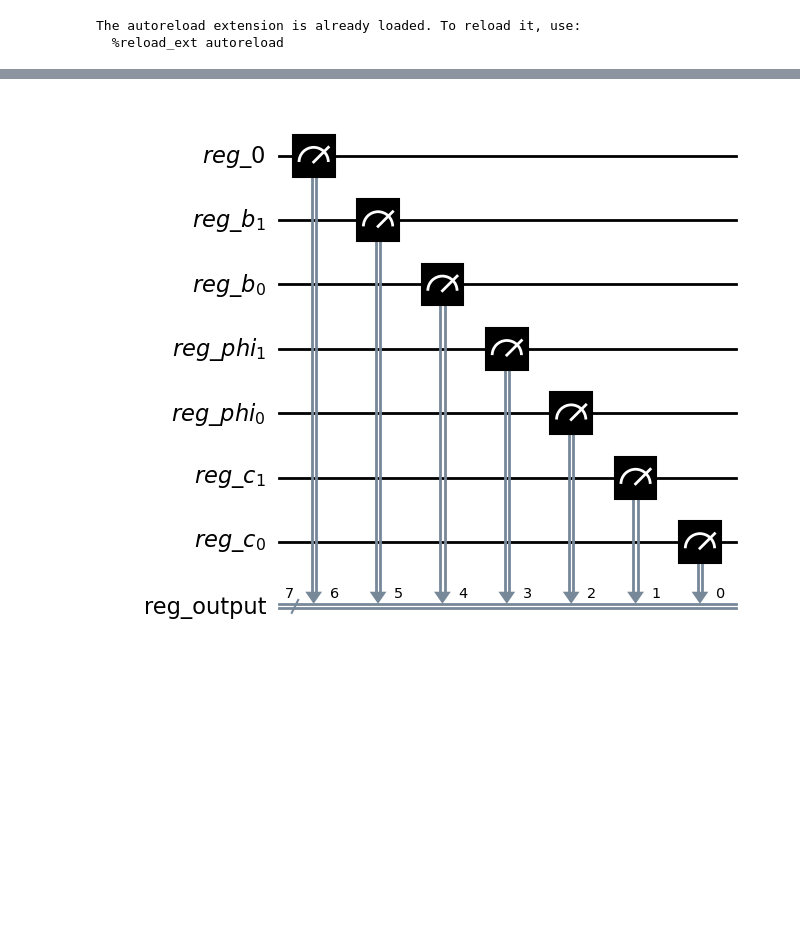
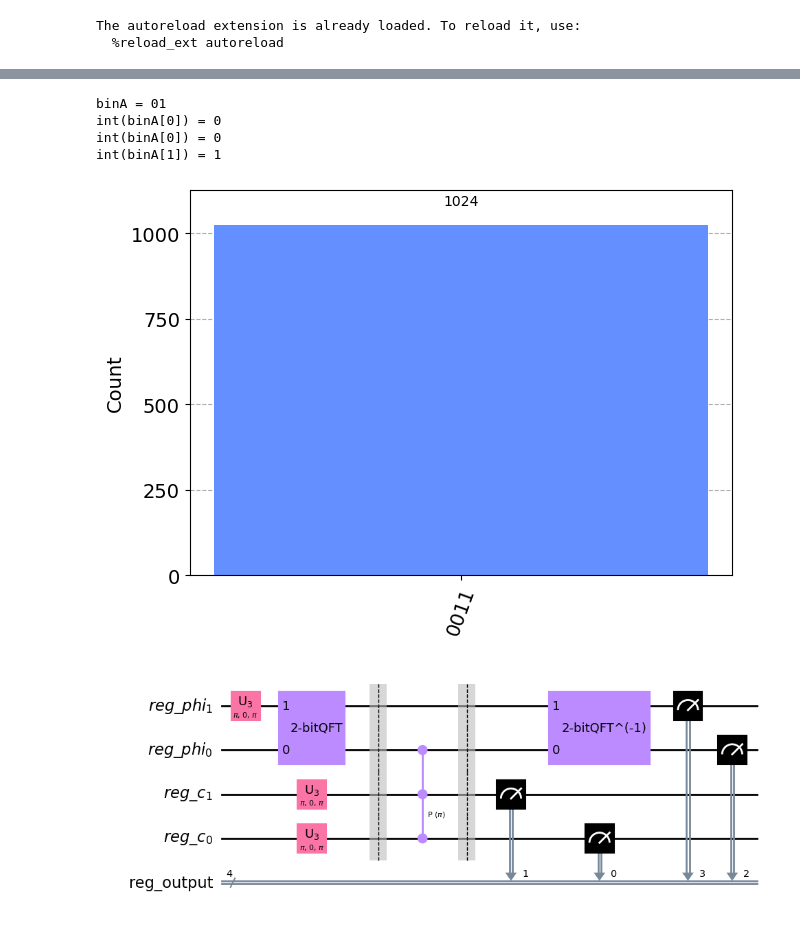
Before and after one commit to JuliuszSyrewicz/quantumFactorization, a Jupyter notebook: fourierSpaceShor.ipynb, the cells around one changed output, grey strips where cells are left out. Saved outputs shown, nothing was run; the diff lists cells and outputs as text; code cells hidden in the pictures; blank space fills up the shorter version.

Commit message:
Experimenting with classical control for the Fourier space adder

```diff
--- a/fourierSpaceShor.ipynb
+++ b/fourierSpaceShor.ipynb
@@ -65,21 +65,41 @@ operations: {'u3': 5, 'barrier': 5, 'measure': 4, 'mcphase': 3, '2-bitQFT': 1, '
 # %%
 # fourier space modular addition
 reverse_bool  =False
 n = 2
-no_qubits = 2 * n + 3
+no_qubits = n + 2
 
 delta = 4
 
+A = 1
+
 reg_control = QuantumRegister(2, name="reg_c")
-reg_b = QuantumRegister(n, name="reg_b")
 reg_phi = QuantumRegister(n, name="reg_phi")
-reg_0 = QuantumRegister(1, name="reg_0")
 cr = ClassicalRegister(no_qubits, name="reg_output")
 
-qc = QuantumCircuit(reg_control, reg_phi, reg_b, reg_0, cr)
+qc = QuantumCircuit(reg_control, reg_phi, cr)
+
+qc.x(reg_phi[i] for i in [1])
+qc.x(reg_control[i] for i in range(control_width))
+
+
+qc.append(nbitClassCtrlFourierAdder(n, A, reg_control, reg_phi, delta), reg_control[0:2] + reg_phi[0:n])
+
 qc.measure(range(no_qubits), range(no_qubits))
 
-decomposed = qc.decompose(reps=3)
+simulator = Aer.get_backend('qasm_simulator')
+job_sim = simulator.run(qk.transpile(qc, simulator), shots=2**10)
+result_sim = job_sim.result()
+counts = result_sim.get_counts(qc)
+
+hist = plot_histogram(counts)
+display(hist)
+
+decomposed = qc.decompose(reps=1)
 decomposed.draw(reverse_bits=True, output="mpl", style="bw", fold=-1, justify='right', filename="circuits/{}-bitFourierSpaceModAdder.png".format(n, "Reversed" if reverse_bool == True else ""))
 # %% [output]
+binA = 01
+int(binA[0]) = 0
+int(binA[0]) = 0
+int(binA[1]) = 1
-[figure, old version]
+[figure, new version]
+[figure, added]
```
Also changed, not shown: parts of 1 cell of this notebook, 1 other file.
